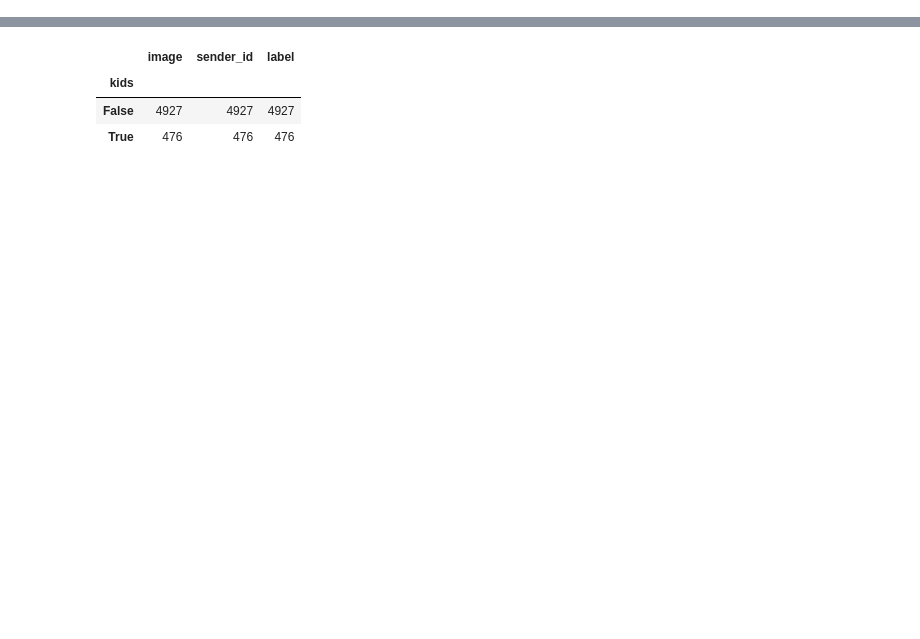
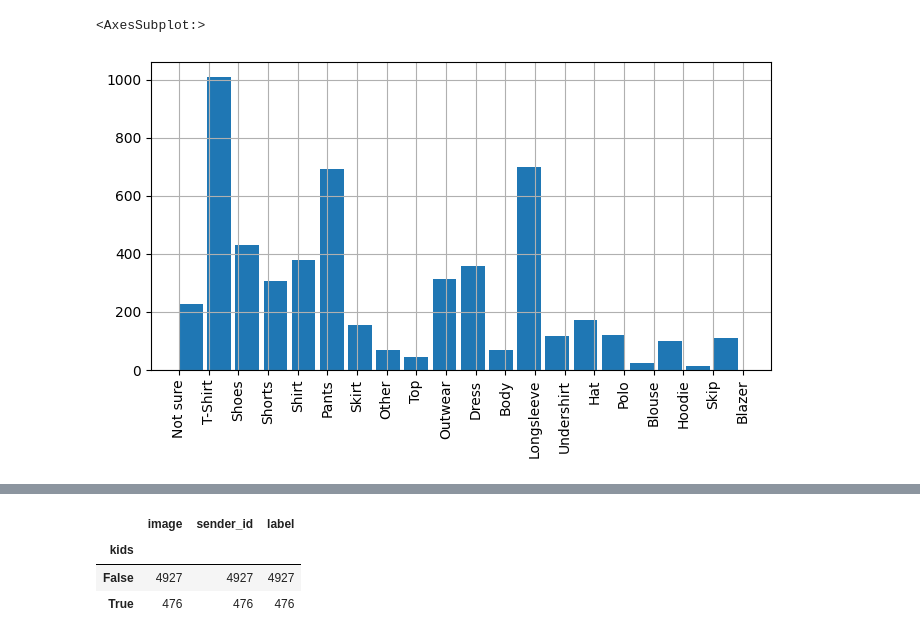
Before and after one commit to alexmedinait/IDI, a Jupyter notebook: CV/scripts/python/cv_idi.ipynb, the cells around one changed output, grey strips where cells are left out. Cells and saved outputs as stored; diff of their text form; code cells hidden in the pictures; blank space fills up the shorter version.

```diff
--- a/CV/scripts/python/cv_idi.ipynb
+++ b/CV/scripts/python/cv_idi.ipynb
@@ -75,0 +119,7 @@ imagesdata
+# %%
+plt.figure(figsize=(8,4))
+plt.xticks(rotation=90)
+imagesdata['label'].hist(bins=20, width = 0.8)
+# %% [output]
+<AxesSubplot:>
+[figure, added]
```
Also changed, not shown: parts of 62 cells of this notebook.
